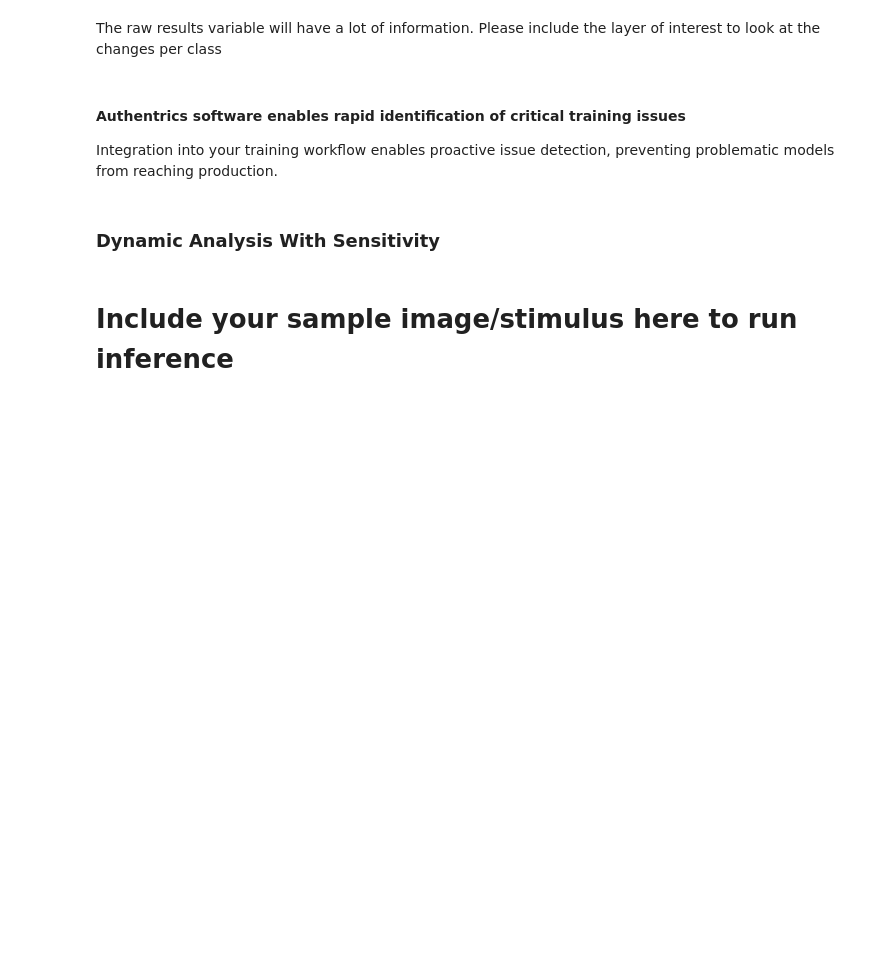
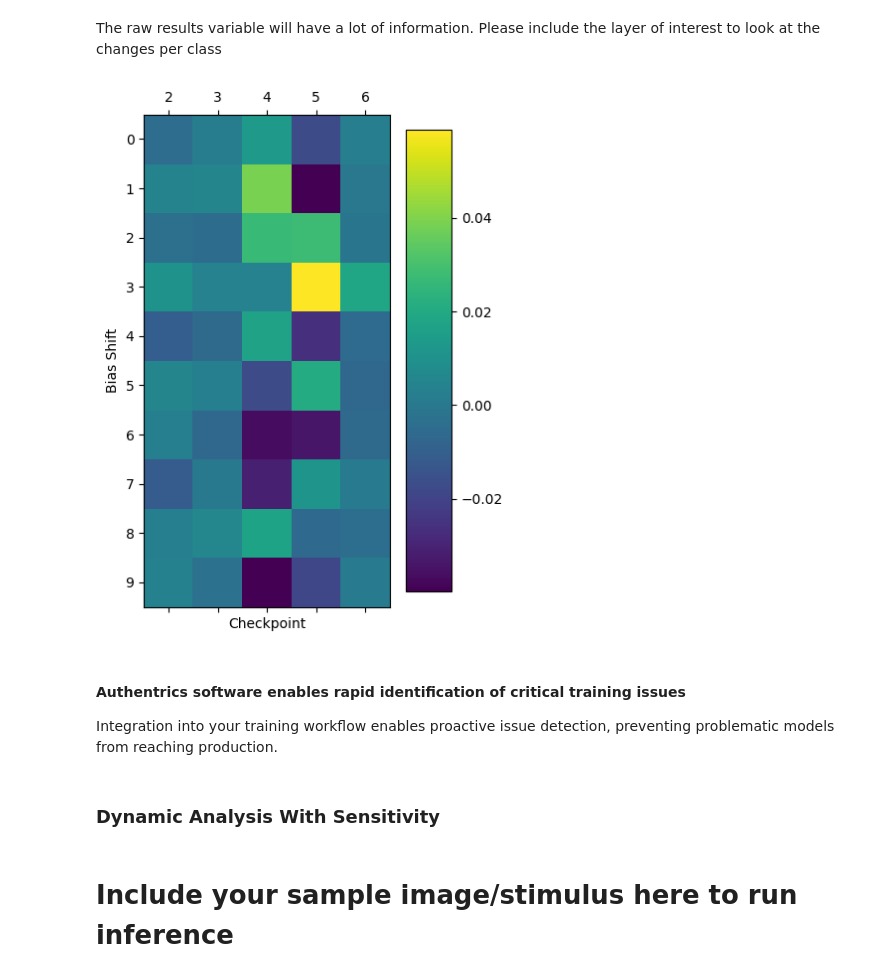
Before and after one commit to Authentrics-ai/demos, a Jupyter notebook: MnistOnnxDemo/MnistOnnxDemo.ipynb, the cells around one changed output. Cells and saved outputs as stored; diff of their text form; code cells hidden in the pictures; blank space fills up the shorter version.

```diff
--- a/MnistOnnxDemo/MnistOnnxDemo.ipynb
+++ b/MnistOnnxDemo/MnistOnnxDemo.ipynb
@@ -177,7 +177,7 @@ pd.options.display.chop_threshold = None
 # %% [markdown]
 ### Input your classes used for classification here
 # %%
-classes = []
+classes = ["0","1","2","3","4","5","6","7","8","9"]
 # %% [markdown]
 ### Establish a session with Authentrics
 - Rerun this cell if your session expires
@@ -371,7 +367,7 @@ Performing static analysis on all the checkpoints can provide an overview of the
 with loading_spinner("Running static analysis for each checkpoint file..."):
     results = [
         client.static.static_analysis(project_id=project_id, checkpoint_id=project["file_list"][i]["id"])
-        for i in range(1, 5)
+        for i in range(1, 6)
     ]
 print("✅ Static analysis complete")
 # %% [output]
@@ -383,8 +378,10 @@ Wall time: 2.21 s
 The raw results variable will have a lot of information.  Please include the layer of interest to look at the changes per class
 # %%
 with loading_spinner("Generating heatmap..."):
-    layer_name = "" # @param {"type":"string"}
+    layer_name = "fc2.bias" # @param {"type":"string"}
     plot_heatmap(results, layer_name)
+# %% [output]
+[figure, added]
 # %% [markdown]
 #### Authentrics software enables rapid identification of critical training issues
 
```
Also changed, not shown: parts of 10 cells of this notebook, 1 other file.
